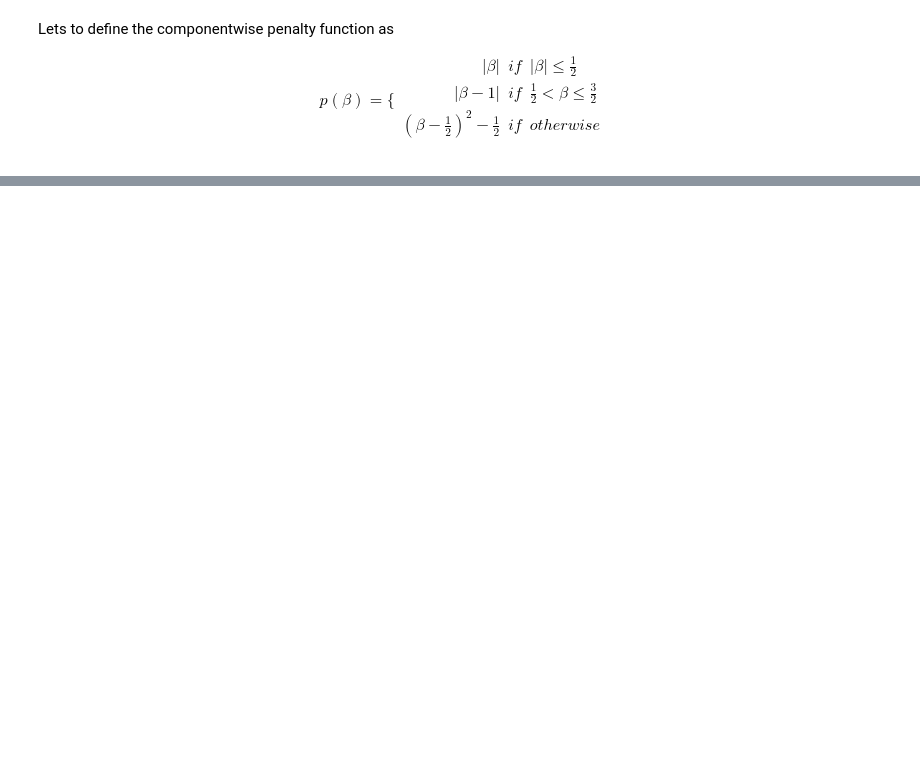
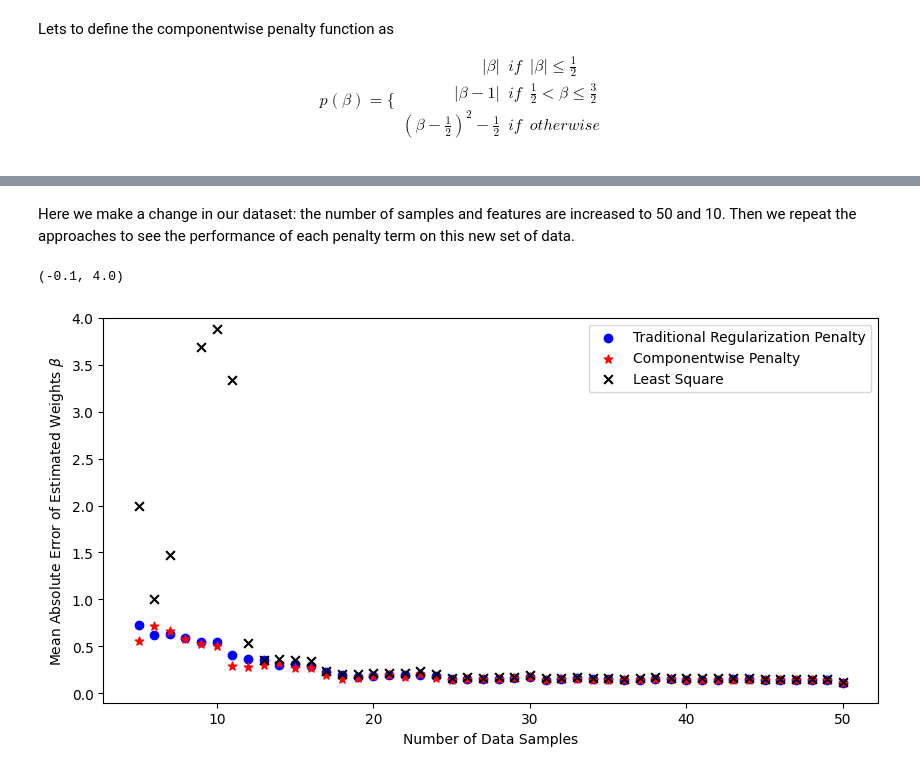
Before and after one commit to shahrzaddii/https---github.com-shahrzaddii-Sparsity, a Jupyter notebook: sparsity.ipynb, the cells around one changed output, grey strips where cells are left out. Cells and saved outputs as stored; diff of their text form; code cells hidden in the pictures; blank space fills up the shorter version.

```diff
--- a/sparsity.ipynb
+++ b/sparsity.ipynb
@@ -356,3 +353,58 @@ for a in range(20):
     traditional.append(minimizer(regularised_error,a, x, y, p))
 piecewise_penalty = np.asarray(piecewise)
 traditional_penalty = np.asarray(traditional)
+# %% [markdown]
+Here we make a change in our dataset: the number of samples and features are increased to 50 and 10. Then we repeat the approaches to see the performance of each penalty term on this new set of data.
+# %%
+RNG = np.random.default_rng(seed=1)
+d = 10
+n = 50
+var = 1
+cov = var*np.eye(d)
+mean = np.zeros(d)
+sigma = 1
+
+# To define the weights as beta
+beta = np.array([0, 0, 0, 1, 1, 1, 0, 1, 1, 1])
+
+# To define the features/inputs and labels/outputs
+x = RNG.multivariate_normal(mean, cov, size=n)
+y = x@beta + RNG.normal(0, sigma**2, size=n)
+
+beta_hat = np.linalg.solve(x.T.dot(x), x.T.dot(y))
+
+estimated_beta_traditional = []
+estimated_beta_piecewise = []
+LS = []
+N = []
+a = 1
+for i in range(len(x)-4):
+  sample_size = i+5
+  x_input = x[:sample_size]
+  y_label = y[:sample_size]
+  N.append(sample_size)
+  LS.append(np.linalg.solve(x_input.T.dot(x_input), x_input.T.dot(y_label)))
+  estimated_beta_traditional.append(minimizer(regularised_error, a, x_input, y_label, d))
+  estimated_beta_piecewise.append(minimizer(sparsed_regularised_error, a, x_input, y_label, d))
+
+mean_error_beta_traditional = np.mean(abs(beta-np.asarray(estimated_beta_traditional)),axis=1)
+mean_error_beta_piecewise = np.mean(abs(beta-np.asarray(estimated_beta_piecewise)), axis=1)
+mean_error_LS = np.mean(abs(beta-np.asarray(LS)), axis=1)
+sample_number = np.asarray(N)
+
+
+from matplotlib import pyplot as plt
+
+_, axs = plt.subplots(1, 1, figsize=(10, 5))
+# axs.hlines(1,0,12,linestyles='--',colors='pink')
+axs.scatter(sample_number, mean_error_beta_traditional, marker='o', color='blue', label='Traditional Regularization Penalty')
+axs.scatter(sample_number, mean_error_beta_piecewise, marker='*', color='red', s=40, label='Componentwise Penalty')
+axs.scatter(sample_number, mean_error_LS, marker='x', color='black', s=40, label='Least Square')
+axs.set_xlabel('Number of Data Samples')
+axs.set_ylabel('Mean Absolute Error of Estimated Weights $\\beta$')
+axs.legend()
+axs.set_ylim([-0.1, 4])
+# axs[0].title.set_text('$\\beta_1$ vs $\\alpha$')
+# %% [output]
+(-0.1, 4.0)
+[figure, added]
```
Also changed, not shown: parts of 12 cells of this notebook.
